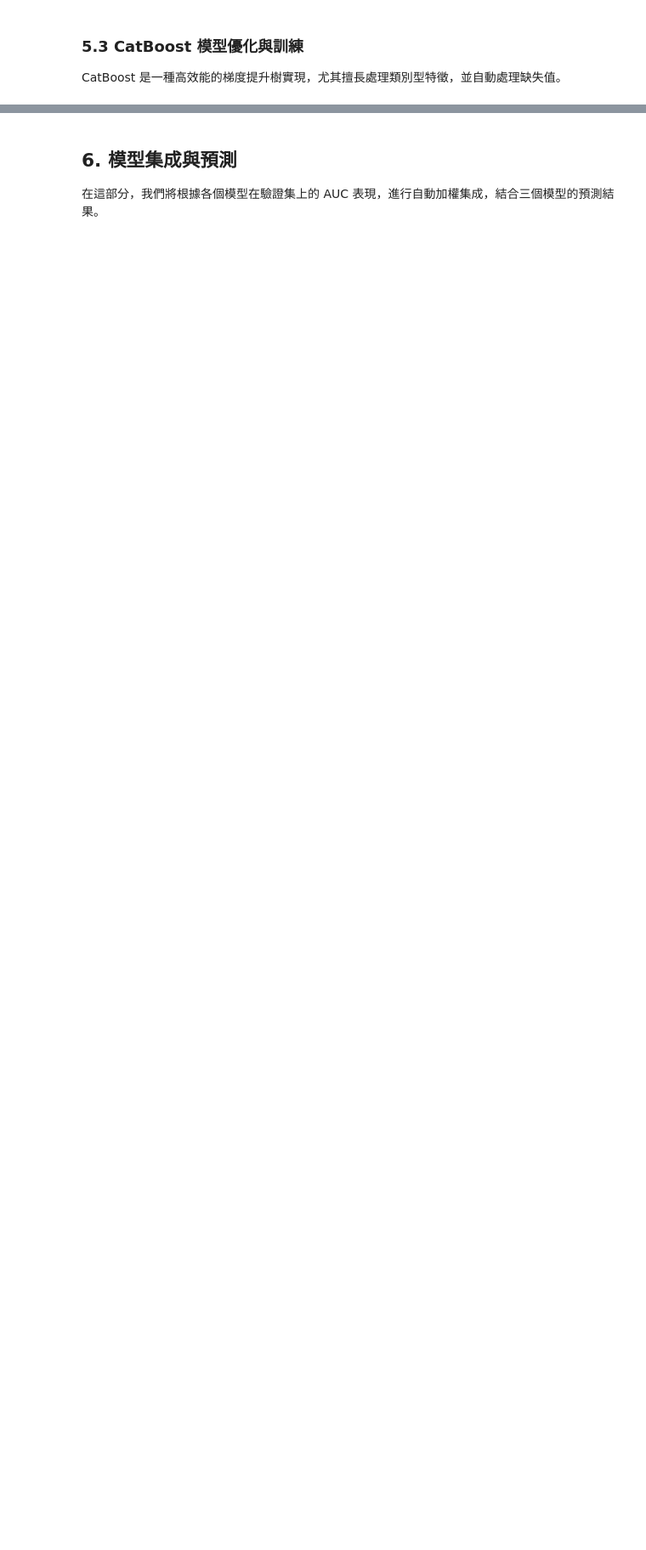
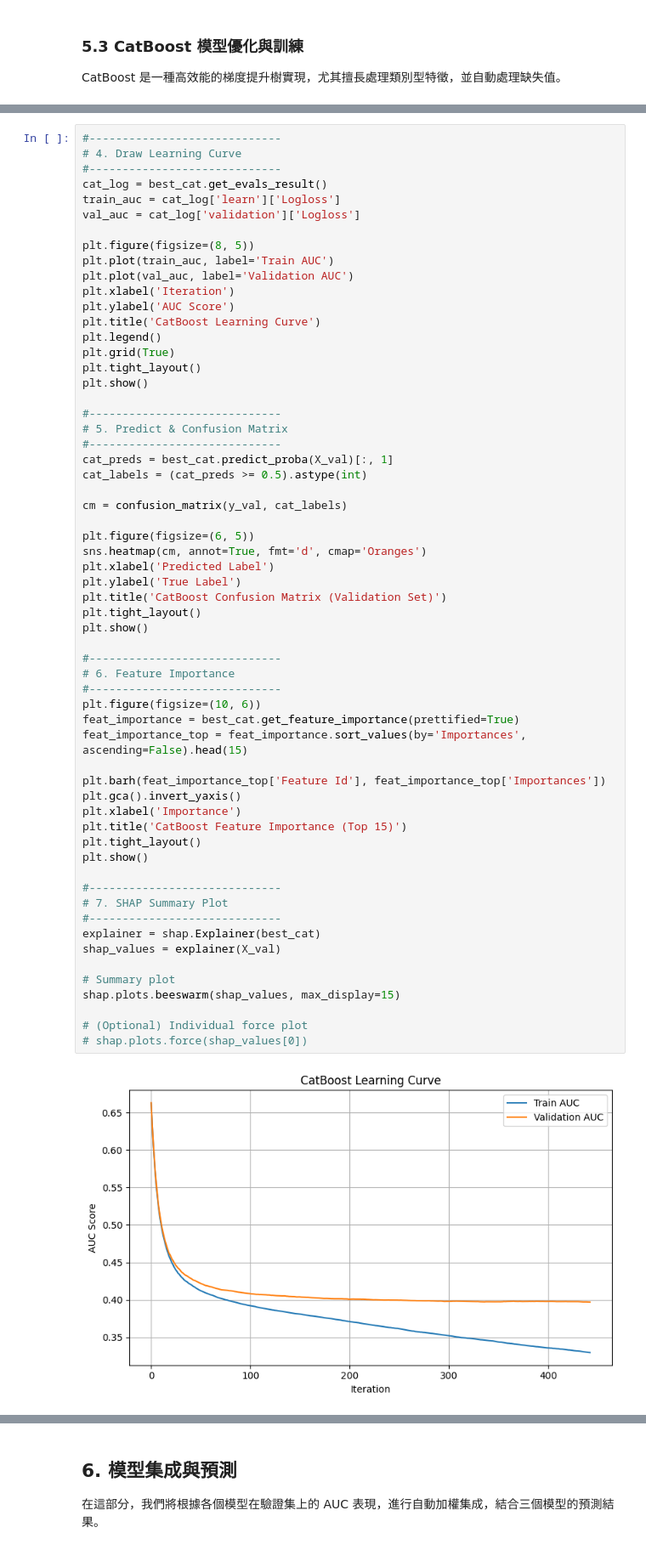
Before and after one commit to ian32253188/Smoking-Prediction-HW, a Jupyter notebook: HW20409_01.ipynb, the cells around one changed output, grey strips where cells are left out. Shown at 85% size. Drawn from its saved outputs; the diff is of its cells as text; blank space fills up the shorter version.

```diff
--- a/HW20409_01.ipynb
+++ b/HW20409_01.ipynb
@@ -387,0 +691,62 @@ cat_preds = best_cat.predict_proba(X_test)[:, 1]
+# %%
+#-----------------------------
+# 4. Draw Learning Curve
+#-----------------------------
+cat_log = best_cat.get_evals_result()
+train_auc = cat_log['learn']['Logloss']
+val_auc = cat_log['validation']['Logloss']
+
+plt.figure(figsize=(8, 5))
+plt.plot(train_auc, label='Train AUC')
+plt.plot(val_auc, label='Validation AUC')
+plt.xlabel('Iteration')
+plt.ylabel('AUC Score')
+plt.title('CatBoost Learning Curve')
+plt.legend()
+plt.grid(True)
+plt.tight_layout()
+plt.show()
+
+#-----------------------------
+# 5. Predict & Confusion Matrix
+#-----------------------------
+cat_preds = best_cat.predict_proba(X_val)[:, 1]
+cat_labels = (cat_preds >= 0.5).astype(int)
+
+cm = confusion_matrix(y_val, cat_labels)
+
+plt.figure(figsize=(6, 5))
+sns.heatmap(cm, annot=True, fmt='d', cmap='Oranges')
+plt.xlabel('Predicted Label')
+plt.ylabel('True Label')
+plt.title('CatBoost Confusion Matrix (Validation Set)')
+plt.tight_layout()
+plt.show()
+
+#-----------------------------
+# 6. Feature Importance
+#-----------------------------
+plt.figure(figsize=(10, 6))
+feat_importance = best_cat.get_feature_importance(prettified=True)
+feat_importance_top = feat_importance.sort_values(by='Importances', ascending=False).head(15)
+
+plt.barh(feat_importance_top['Feature Id'], feat_importance_top['Importances'])
+plt.gca().invert_yaxis()
+plt.xlabel('Importance')
+plt.title('CatBoost Feature Importance (Top 15)')
+plt.tight_layout()
+plt.show()
+
+#-----------------------------
+# 7. SHAP Summary Plot
+#-----------------------------
+explainer = shap.Explainer(best_cat)
+shap_values = explainer(X_val)
+
+# Summary plot
+shap.plots.beeswarm(shap_values, max_display=15)
+
+# (Optional) Individual force plot
+# shap.plots.force(shap_values[0])
+# %% [output]
+[figure, added]
```
Also changed, not shown: parts of 23 cells of this notebook, 9 other files.
